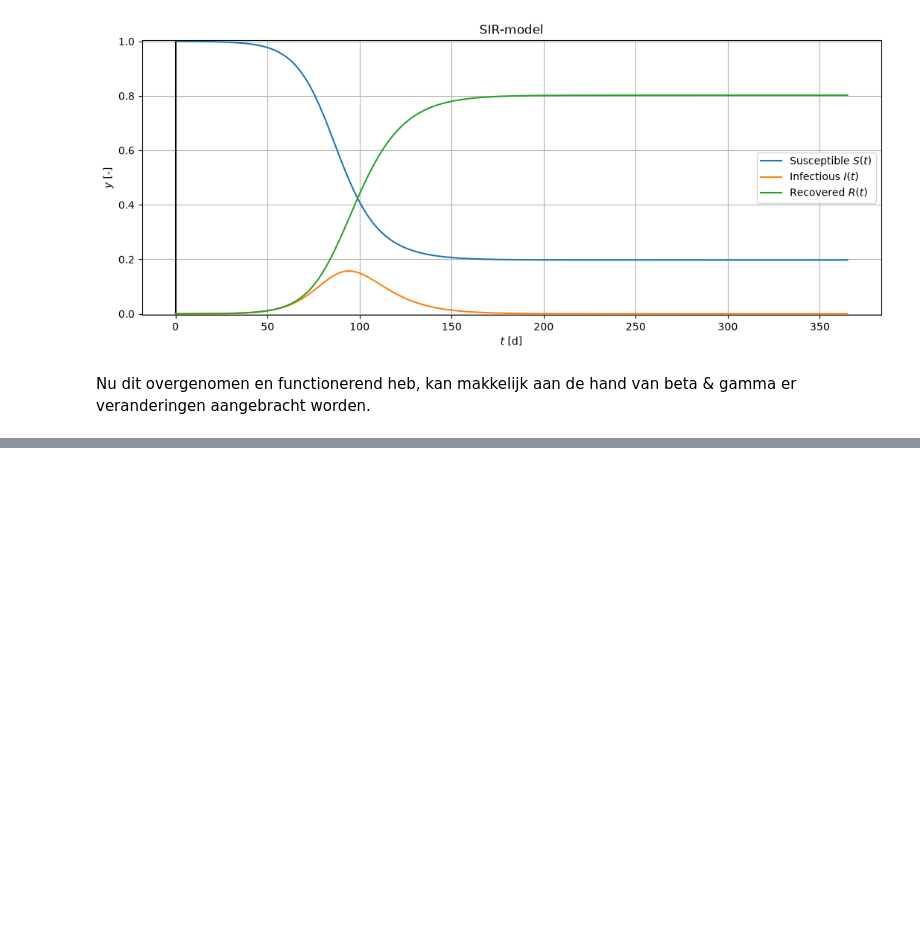
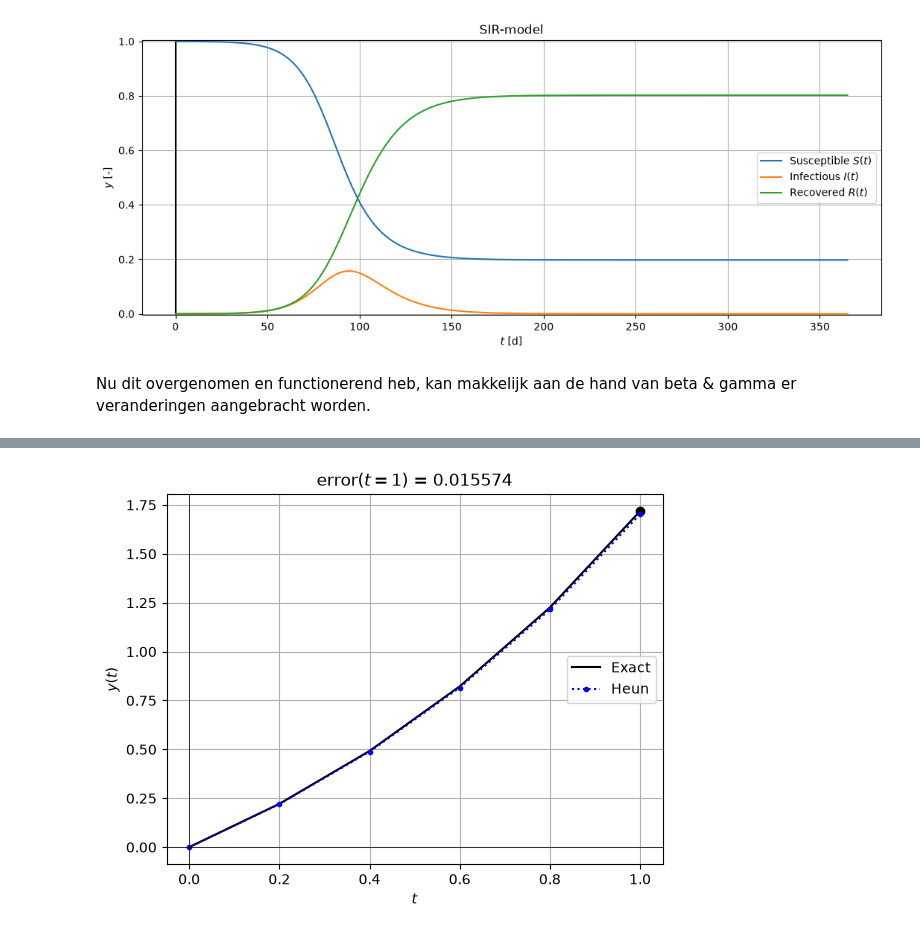
Before and after one commit to maartjevdhulst/ModellerenKankerCasusA, a Jupyter notebook: Python module/eerste_probeersels.ipynb, the cells around one changed output, grey strips where cells are left out. Drawn from its saved outputs; the diff is of its cells as text; code cells hidden in the pictures; blank space fills up the shorter version.

```diff
--- a/Python module/eerste_probeersels.ipynb
+++ b/Python module/eerste_probeersels.ipynb
@@ -131,0 +181,29 @@ Nu dit overgenomen en functionerend heb, kan makkelijk aan de hand van beta & ga
+# %%
+# Initialisatie
+t, y = 0.0, 0.0
+ts_heun, ys_heun = [t], [y]
+
+# ODE-solver
+for _ in range(Nsteps):
+    # Eerste update
+    dydt1 = ODE(t, y)
+    t1 = t + dt
+    y1 = y + dydt1 * dt
+    # Tweede update volgens Heun
+    dydt2 = ODE(t1, y1)
+    t = t + dt
+    y = y + (dydt1 + dydt2) / 2.0 * dt
+    # Bewaar tussenresultaten
+    ts_heun.append(t)
+    ys_heun.append(y)
+# %%
+plt.plot(ts_exact, ys_exact, '-k', label='Exact')
+plt.plot(ts_exact[-1], ys_exact[-1], 'ok')
+plt.plot(ts_heun, ys_heun, '.:b', label='Heun')
+plt.axhline(0.0, lw=0.5, color='k'); plt.axvline(0.0, lw=0.5, color='k')
+plt.grid(True); plt.legend()
+plt.xlabel('$t$'); plt.ylabel('$y(t)$')
+plt.title(f'error$(t=1)$ = {ys_exact[-1] - ys_heun[-1]:8.6f}')
+plt.show()
+# %% [output]
+[figure, added]
```
Also changed, not shown: parts of 26 cells of this notebook.
